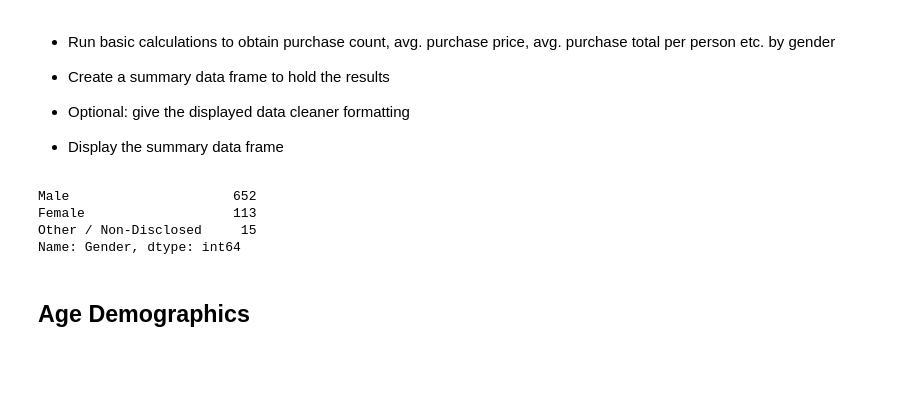
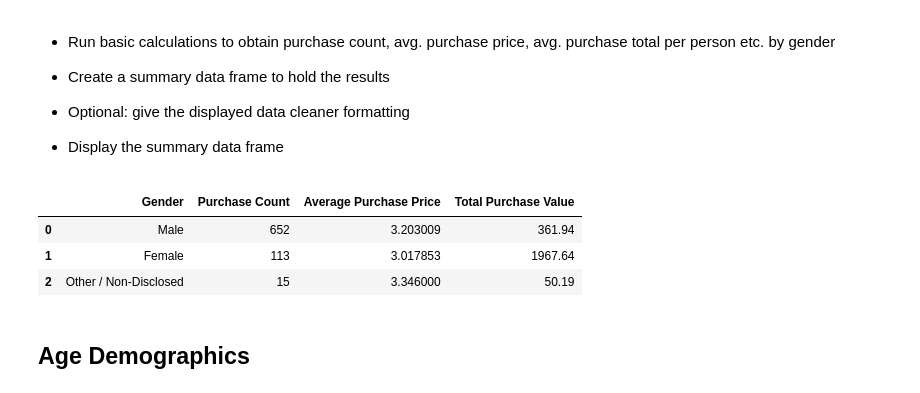
Before and after one commit to cayelsie/Pandas-fantasy-game-analysis, a Jupyter notebook: HeroesofPymoli/main.ipynb, the cells around one changed output. Drawn from its saved outputs; the diff is of its cells as text; code cells hidden in the pictures; blank space fills up the shorter version.

```diff
--- a/HeroesofPymoli/main.ipynb
+++ b/HeroesofPymoli/main.ipynb
@@ -126,25 +138,36 @@ cleaned_gender_df
 # %%
 #Accurately counts number of purchases per gender
 gender_purchase_totals = purchase_data_df["Gender"].value_counts()
+#Changes it to a dataframe and adds index title for first column
+gender_purchase_totals_df = pd.DataFrame(gender_purchase_totals).reset_index()
+#Rename columns to start summary dataframe
+summary_purchasing_gender_df = gender_purchase_totals_df.rename(columns={"index": "Gender", "Gender": "Purchase Count"})
 
 
 #Lists the data by gender and price only
 purchase_price_gender_df = purchase_data_df[["Gender", "Price"]]
 
 #Calculates a table with gender and price for each already averaged
 average_price_gender_df = purchase_price_gender_df.groupby("Gender").mean().reset_index()
 average_price_gender_df
 
+#Add average purchase price to the summary dataframe
+summary_purchasing_gender_df["Average Purchase Price"] = average_price_gender_df["Price"]
+
 #Calculates a table with gender and sum of purchases for each gender
 sum_purchases_gender_df = purchase_price_gender_df.groupby("Gender").sum().reset_index()
-sum_purchases_gender_df
 
-gender_purchase_totals
+#Add Total Purchase prices to the summary dataframe
+summary_purchasing_gender_df["Total Purchase Value"] = sum_purchases_gender_df["Price"]
+
+summary_purchasing_gender_df
+
+#Just need to figure out how to do the per person calcs. Need value_count from the Gender demo section that I don't know how to do
 # %% [output]
-Male                     652
-Female                   113
-Other / Non-Disclosed     15
-Name: Gender, dtype: int64
+|  | Gender | Purchase Count | Average Purchase Price | Total Purchase Value |
+| 0 | Male | 652 | 3.203009 | 361.94 |
+| 1 | Female | 113 | 3.017853 | 1967.64 |
+| 2 | Other / Non-Disclosed | 15 | 3.346000 | 50.19 |
 # %% [markdown]
 ## Age Demographics
 # %% [markdown]
```
Also changed, not shown: parts of 1 cell of this notebook.
